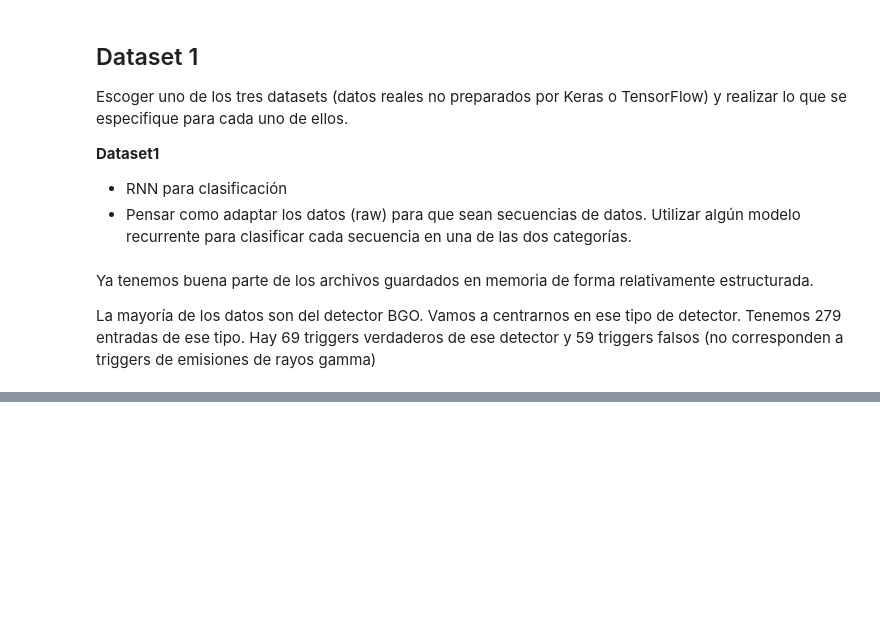
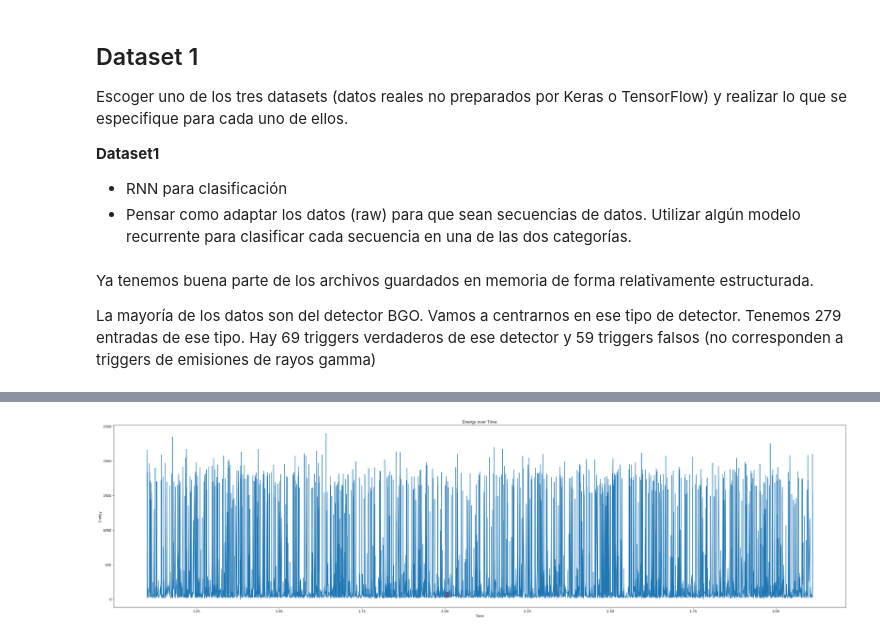
Before and after one commit to Carsanpo/Entregas_RNN, a Jupyter notebook: Entregable_3.ipynb, the cells around one changed output, grey strips where cells are left out. Saved outputs shown, nothing was run; the diff lists cells and outputs as text; code cells hidden in the pictures; blank space fills up the shorter version.

```diff
--- a/Entregable_3.ipynb
+++ b/Entregable_3.ipynb
@@ -61,0 +83,19 @@ La mayoría de los datos son del detector BGO. Vamos a centrarnos en ese tipo de
+# %%
+# Time point to highlight
+highlight_time = 2.004588e+00
+
+# Find the time value closest to highlight_time
+closest_time = ejemplo.iloc[(ejemplo[0]-highlight_time).abs().argsort()[:1]]
+
+# Find the energy value at the closest_time
+highlight_energy = closest_time[4].values[0]
+
+plt.figure(figsize=(40, 10))
+plt.plot(ejemplo[0], ejemplo[4])
+plt.scatter(closest_time[0], highlight_energy, color='red', s=300)  # Add the highlighted point
+plt.xlabel('Time')
+plt.ylabel('Energy')
+plt.title('Energy over Time')
+plt.show()
+# %% [output]
+[figure, added]
```
Also changed, not shown: parts of 7 cells of this notebook, 3 other files.
